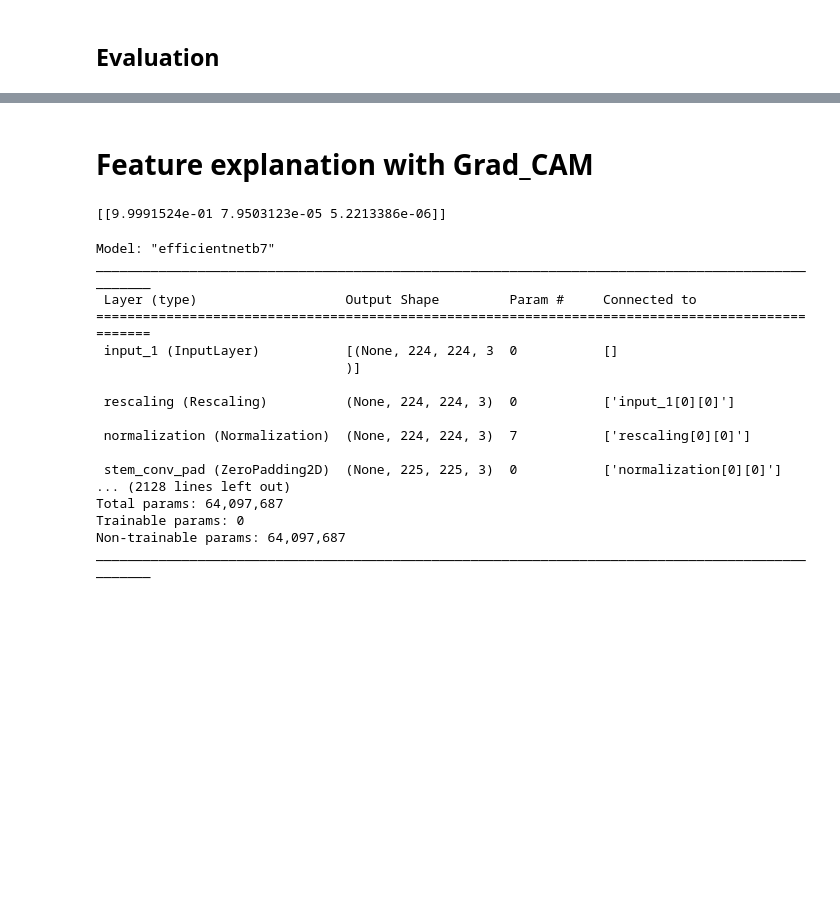
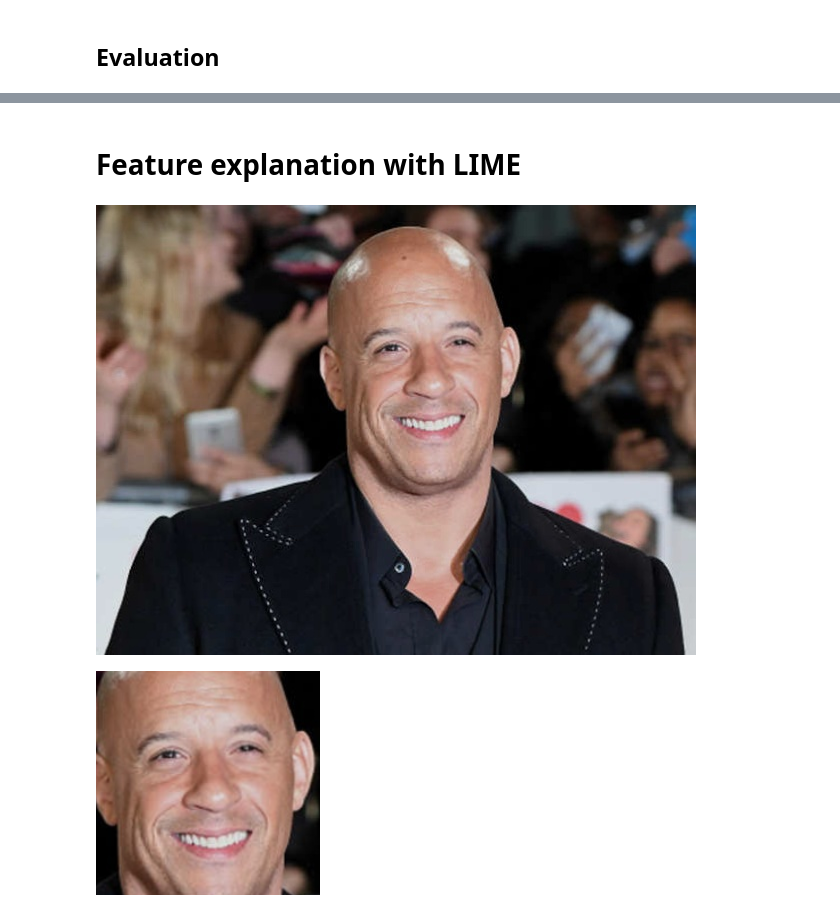
Before and after one commit to DragoneKTM/Digital-signal-and-image-processing, a Jupyter notebook: DSIM_people_identification.ipynb, the cells around one changed output, grey strips where cells are left out. Drawn from its saved outputs; the diff is of its cells as text; code cells hidden in the pictures; blank space fills up the shorter version.

Commit message:
Added Expl. AI with lime

```diff
--- a/DSIM_people_identification.ipynb
+++ b/DSIM_people_identification.ipynb
@@ -237,2 +247,2 @@ net.evaluate(X_test, y_test)
 # %% [markdown]
-# Feature explanation with Grad_CAM
+# Feature explanation with LIME
@@ -239,31 +253,11 @@ net.evaluate(X_test, y_test)
 # %%
-from scipy.ndimage import zoom
-img = cv.imread("/content/Actors/Bradley/1.jpg")
+# immagine di test per mostrare heatmap
+from google.colab.patches import cv2_imshow
+img = cv.imread("/content/Actors/Toretto/46_2.jpg")
+cv2_imshow(img)
 img = face_detection(img)
+cv2_imshow(img)
 img = np.expand_dims(img, axis=0).astype(np.float32)
-img = applications.efficientnet.preprocess_input(img)
-
-preds = net.predict(img)
-print(preds)
 # %% [output]
-[[9.9991524e-01 7.9503123e-05 5.2213386e-06]]
+[figure, added]
+[figure, added]
-# %%
-net.get_layer('efficientnetb7').summary()
-# %% [output]
-Model: "efficientnetb7"
-__________________________________________________________________________________________________
- Layer (type)                   Output Shape         Param #     Connected to
-==================================================================================================
- input_1 (InputLayer)           [(None, 224, 224, 3  0           []
-                                )]
-
- rescaling (Rescaling)          (None, 224, 224, 3)  0           ['input_1[0][0]']
-
- normalization (Normalization)  (None, 224, 224, 3)  7           ['rescaling[0][0]']
-
- stem_conv_pad (ZeroPadding2D)  (None, 225, 225, 3)  0           ['normalization[0][0]']
-... (2128 lines left out)
-Total params: 64,097,687
-Trainable params: 0
-Non-trainable params: 64,097,687
-__________________________________________________________________________________________________
```
Also changed, not shown: parts of 14 cells of this notebook.
